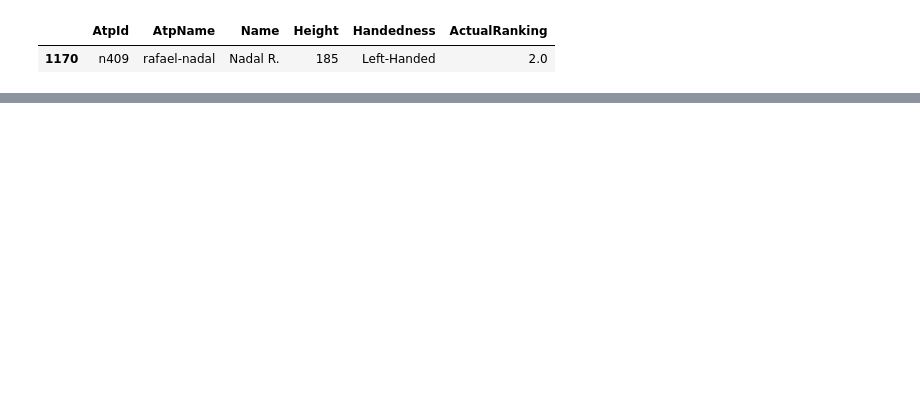
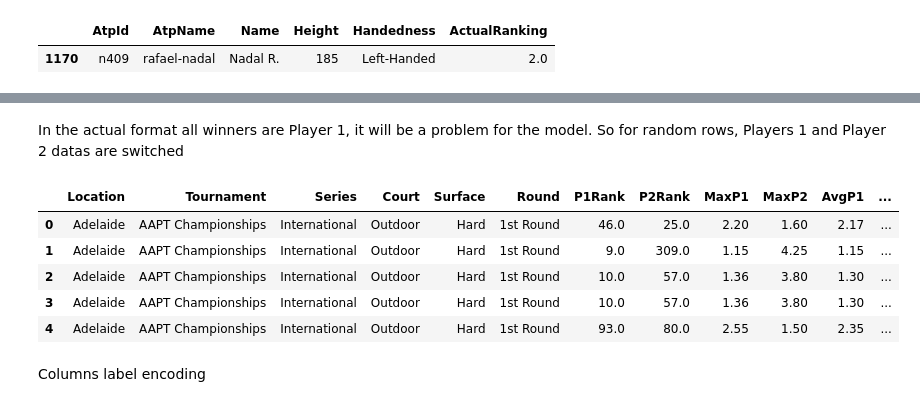
Before and after one commit to pmecchia/atp_matches, a Jupyter notebook: Clean Notebook.ipynb, the cells around one changed output, grey strips where cells are left out. Saved outputs shown, nothing was run; the diff lists cells and outputs as text; code cells hidden in the pictures; blank space fills up the shorter version.

Commit message:
add model dataframe

```diff
--- a/Clean Notebook.ipynb
+++ b/Clean Notebook.ipynb
@@ -316,0 +346,30 @@ df_total_players[df_total_players["Name"]=="Nadal R."]
+# %%
+#Rename columns: Winner -> Player1 & Loser -> Player2
+df_betting.rename(columns={'Winner':'Player1','Loser':'Player2','WRank':'P1Rank','LRank':'P2Rank','MaxW':'MaxP1','MaxL':'MaxP2','AvgW':'AvgP1','AvgL':'AvgP2'}, inplace=True)
+#Create the column for the label prediction: Player1 Win
+df_betting['P1Winner']=1
+# %% [markdown]
+In the actual format all winners are Player 1, it will be a problem for the model.
+So for random rows, Players 1 and Player 2 datas are switched
+# %%
+mask=df_betting.sample(frac=.5).index
+df_betting.loc[mask,['Player1','Player2','P1Rank','P2Rank','MaxP1','MaxP2','AvgP1','AvgP2']] = df_betting.loc[mask,['Player2','Player1','P2Rank','P1Rank','MaxP2','MaxP1','AvgP2','AvgP1']].values
+df_betting.loc[mask,['P1Winner']]=0
+# %%
+df_betting=df_betting.merge(df_total_players,left_on='Player1',right_on="Name", how='left',suffixes=['P2','P1']) #first merge for winner player
+df_betting=df_betting.merge(df_total_players,left_on='Player2',right_on="Name", how='left',suffixes=['P1','P2'])#second merge for loser player
+# %%
+df_betting=df_betting.drop(['NameP1','NameP2',"AtpIdP1","AtpIdP2","ActualRankingP1","ActualRankingP2","AtpNameP1","AtpNameP2","Player1","Player2"],axis=1) # keep only the player ID
+df_betting=df_betting.dropna() # delete rows with NaN values
+df_betting=df_betting.drop_duplicates() #delete duplicated rows
+# %%
+df_betting.head()
+# %% [output]
+|  | Location | Tournament | Series | Court | Surface | Round | P1Rank | P2Rank | MaxP1 | MaxP2 | AvgP1 | ... |
+| 0 | Adelaide | AAPT Championships | International | Outdoor | Hard | 1st Round | 46.0 | 25.0 | 2.20 | 1.60 | 2.17 | ... |
+| 1 | Adelaide | AAPT Championships | International | Outdoor | Hard | 1st Round | 9.0 | 309.0 | 1.15 | 4.25 | 1.15 | ... |
+| 2 | Adelaide | AAPT Championships | International | Outdoor | Hard | 1st Round | 10.0 | 57.0 | 1.36 | 3.80 | 1.30 | ... |
+| 3 | Adelaide | AAPT Championships | International | Outdoor | Hard | 1st Round | 10.0 | 57.0 | 1.36 | 3.80 | 1.30 | ... |
+| 4 | Adelaide | AAPT Championships | International | Outdoor | Hard | 1st Round | 93.0 | 80.0 | 2.55 | 1.50 | 2.35 | ... |
+# %% [markdown]
+Columns label encoding
```
Also changed, not shown: parts of 21 cells of this notebook.
